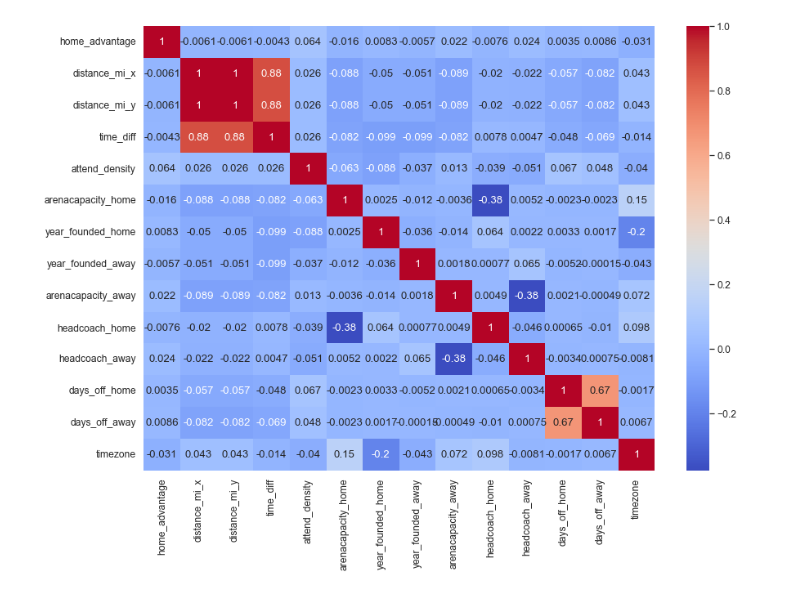
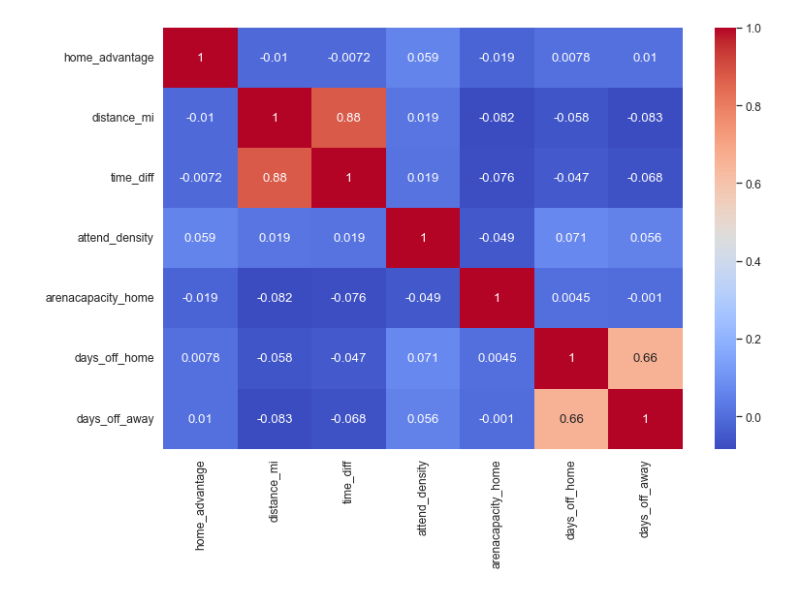
Before and after one commit to kentwhf/Home-Field-Advantage-Sports, a Jupyter notebook: final.ipynb, the cells around one changed output. Saved outputs shown, nothing was run; the diff lists cells and outputs as text; code cells hidden in the pictures.

Commit message:
update imgs and delete useless columns

```diff
--- a/final.ipynb
+++ b/final.ipynb
@@ -29,6 +51,9 @@ merged_df['days_off_away'] = time_diff.fillna(0)
 # %%
 merged_df = pd.merge(merged_df, team_details_df, left_on='team_id_home', right_on='team_id')
 merged_df['attend_density'] = merged_df['attendance'] / merged_df['arenacapacity']
+# %%
+merged_df.drop(merged_df[merged_df['attend_density'] > 1].index, inplace=True)
+merged_df.drop(merged_df[merged_df['attend_density'] == 0].index, inplace=True)
 # %%
 merged_df = merged_df[merged_df['season_id'] >= 22001]
 merged_df = merged_df[['days_off_home', 'days_off_away', 'attend_density', 'game_id']]
@@ -47,11 +72,16 @@ game_merge_data['season_id'] = game_merge_data['season_id'].astype(int)
 # 使用 str.replace 方法将列名中的 "_home_home" 替换成 "_home"
 game_merge_data.columns = game_merge_data.columns.str.replace('_home_home', '_home')
 
+# 使用 str.replace 方法将列名中的 "_away_away" 替换成 "_home"
+game_merge_data.columns = game_merge_data.columns.str.replace('_away_away', '_away')
+
 # 使用 drop 方法删除重复列名
 game_merge_data = game_merge_data.loc[:, ~game_merge_data.columns.duplicated()]
 
 game_merge_data.drop(game_merge_data.filter(regex='Unnamed').columns, axis=1, inplace=True)
 game_merge_data = merged_df.merge(game_merge_data, on='game_id')
+game_merge_data.drop('distance_y', axis=1, inplace=True)
+game_merge_data.rename(columns={'distance_x': 'distance'}, inplace=True)
 game_merge_data.head()
 # %% [output]
 |  | days_off_home | days_off_away | attend_density | game_id | game_date | attendance | game_time | season_id | ... |
@@ -76,10 +106,8 @@ def convert_distance(distance_str):
         return distance * 0.000189393939
     return distance
 
-final_merged_data['distance_mi_x'] = final_merged_data['distance_x'].apply(convert_distance)
-final_merged_data['distance_mi_y'] = final_merged_data['distance_y'].apply(convert_distance)
-final_merged_data['distance_mi_x'] = final_merged_data['distance_mi_x'].astype(int)
-final_merged_data['distance_mi_y'] = final_merged_data['distance_mi_y'].astype(int)
+final_merged_data['distance_mi'] = final_merged_data['distance'].apply(convert_distance)
+final_merged_data['distance_mi'] = final_merged_data['distance_mi'].astype(int)
 # %%
 home_wins = final_merged_data[final_merged_data['wl_home'] == 'W'].shape[0]
 home_losses = final_merged_data[final_merged_data['wl_home'] == 'L'].shape[0]
@@ -206,26 +216,26 @@ for col in categorical_columns:
 # %%
-# Create a copy of the dataframe to avoid modifying the original dataframe
+# # Create a copy of the dataframe to avoid modifying the original dataframe
 encoded_data = final_merged_data.copy()
 
 # Initialize the OrdinalEncoder
 encoder = OrdinalEncoder()
 
 # Fit and transform the selected columns
-encoded_columns = encoder.fit_transform(encoded_data[['headcoach_home', 'headcoach_away', 'timezone']])
+encoded_columns = encoder.fit_transform(encoded_data[['timezone']])
 
 # Assign the encoded columns back to the dataframe
-encoded_data[['headcoach_home', 'headcoach_away', 'timezone']] = encoded_columns
+encoded_data[['timezone']] = encoded_columns
 # %%
 scaler = MinMaxScaler()
-columns_to_normalize = ['home_advantage','distance_mi_x', 'distance_mi_y', 'time_diff', 'attend_density', 'arenacapacity_home', 'year_founded_home', 'year_founded_away', 'arenacapacity_away', 'headcoach_home', 'headcoach_away', 'days_off_home', 'days_off_away', 'timezone']
+columns_to_normalize = ['home_advantage','distance_mi', 'time_diff', 'attend_density', 'arenacapacity_home', 'days_off_home', 'days_off_away']
 encoded_data[columns_to_normalize] = scaler.fit_transform(encoded_data[columns_to_normalize])
 factors = encoded_data[columns_to_normalize]
 correlations = factors.corr()
-plt.figure(figsize=(14, 10))
+plt.figure(figsize=(12, 8))
 sns.heatmap(correlations, annot=True, cmap='coolwarm')
 plt.show()
 # %% [output]
-[figure, old version]
+[figure, new version]
 # %%
 plt.scatter(final_merged_data['attend_density'], final_merged_data['plus_minus_home'], c=final_merged_data['home_advantage'], cmap='coolwarm')
 
```
Also changed, not shown: parts of 12 cells of this notebook, 2 other files.
